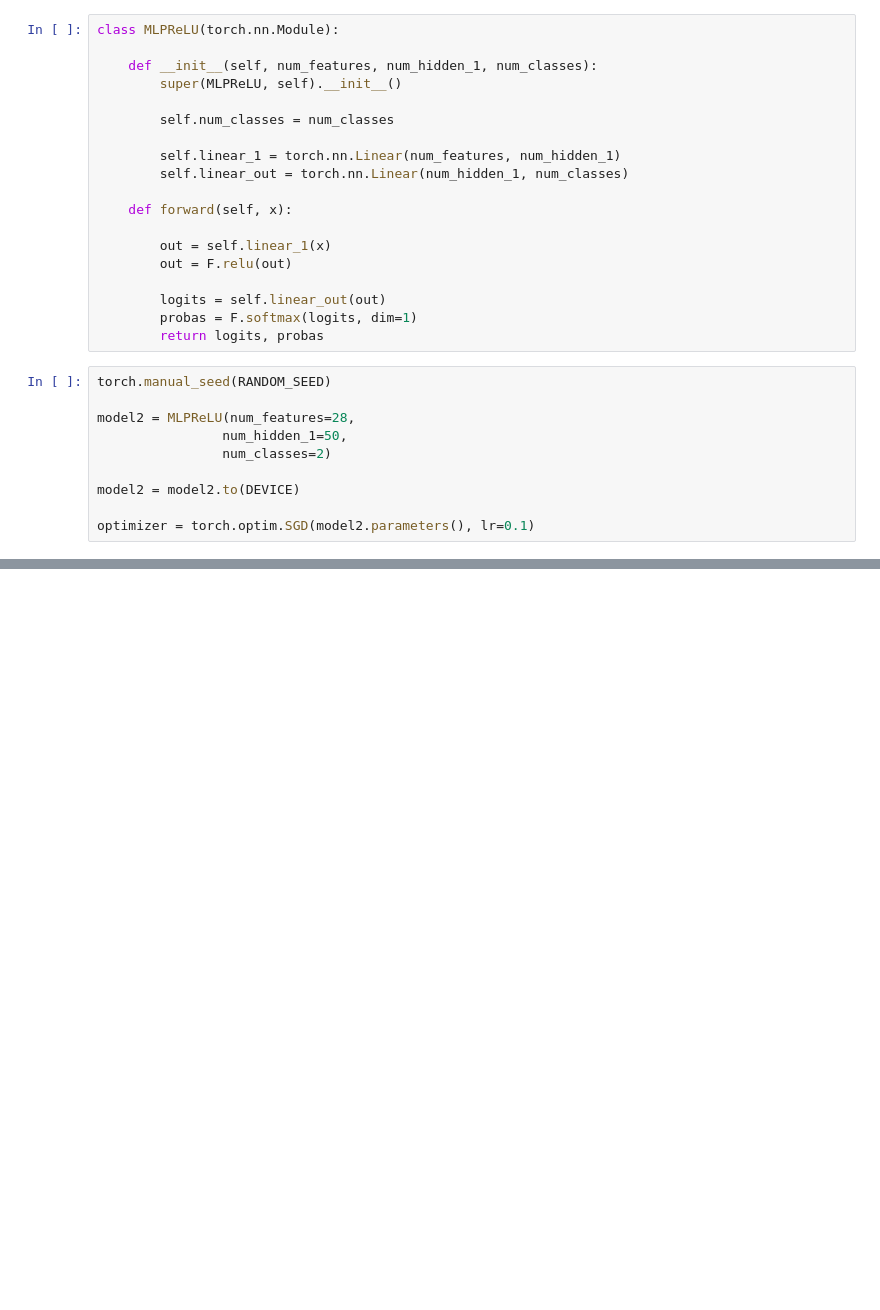
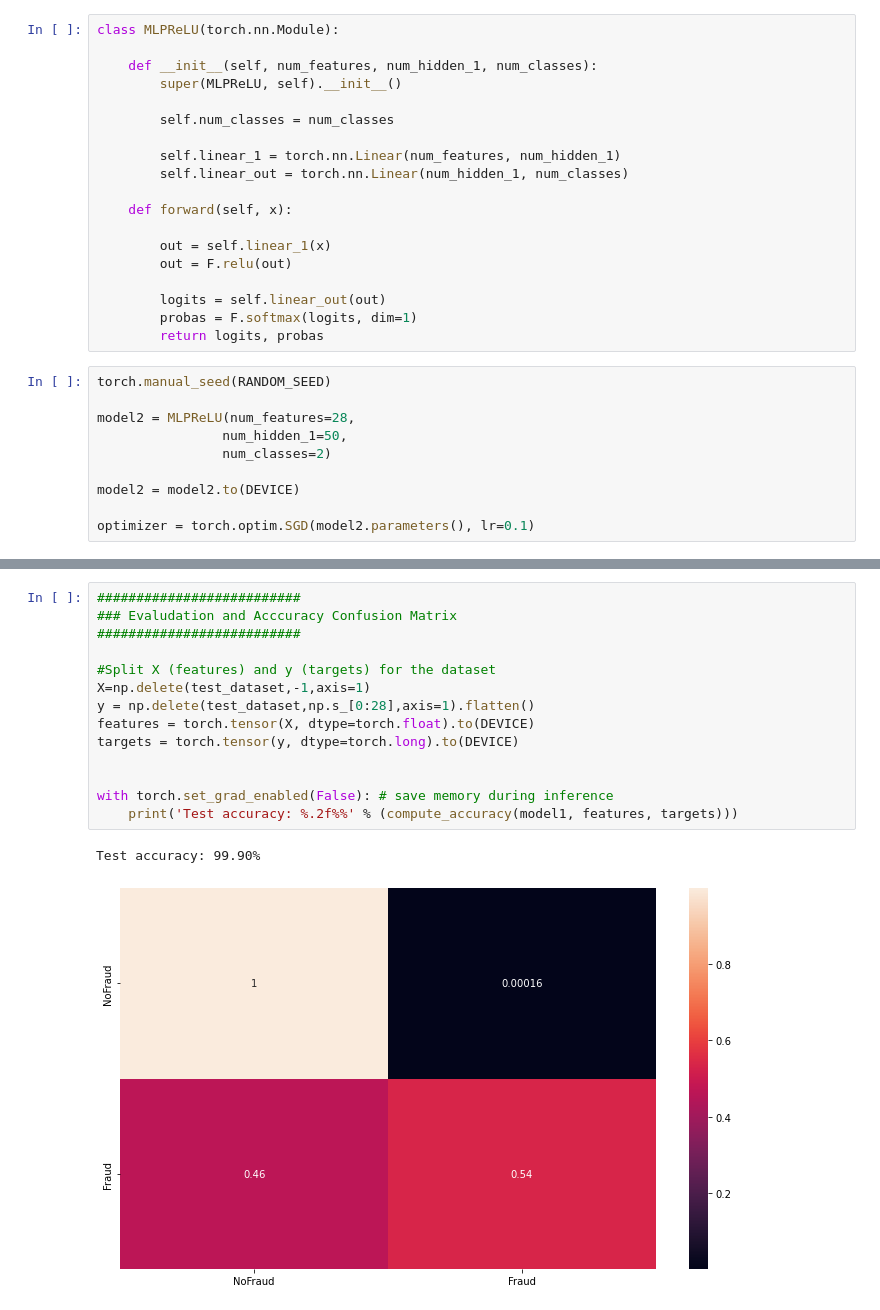
Before and after one commit to vijina17/CCFraudDetector, a Jupyter notebook: Model_MLP.ipynb, the cells around one changed output, grey strips where cells are left out. Drawn from its saved outputs; the diff is of its cells as text; blank space fills up the shorter version.

```diff
--- a/Model_MLP.ipynb
+++ b/Model_MLP.ipynb
@@ -418,0 +431,17 @@ Total Training Time: 0.26 min
+# %%
+##########################
+### Evaludation and Acccuracy Confusion Matrix
+##########################
+
+#Split X (features) and y (targets) for the dataset
+X=np.delete(test_dataset,-1,axis=1)
+y = np.delete(test_dataset,np.s_[0:28],axis=1).flatten()
+features = torch.tensor(X, dtype=torch.float).to(DEVICE)
+targets = torch.tensor(y, dtype=torch.long).to(DEVICE)
+
+
+with torch.set_grad_enabled(False): # save memory during inference
+    print('Test accuracy: %.2f%%' % (compute_accuracy(model1, features, targets)))
+# %% [output]
+Test accuracy: 99.90%
+[figure, added]
```
Also changed, not shown: parts of 5 cells of this notebook.
